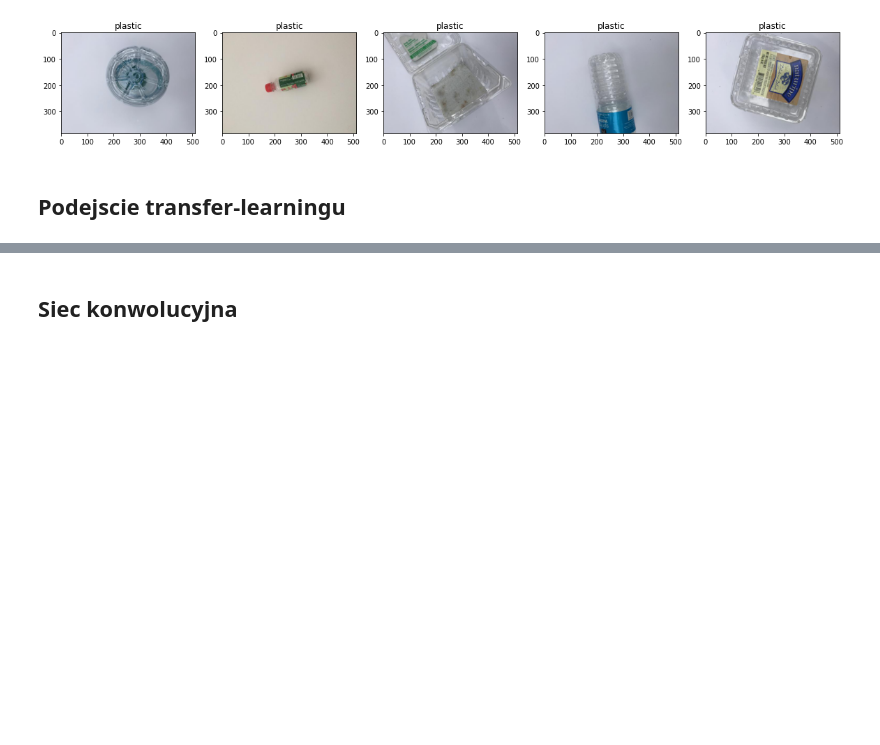
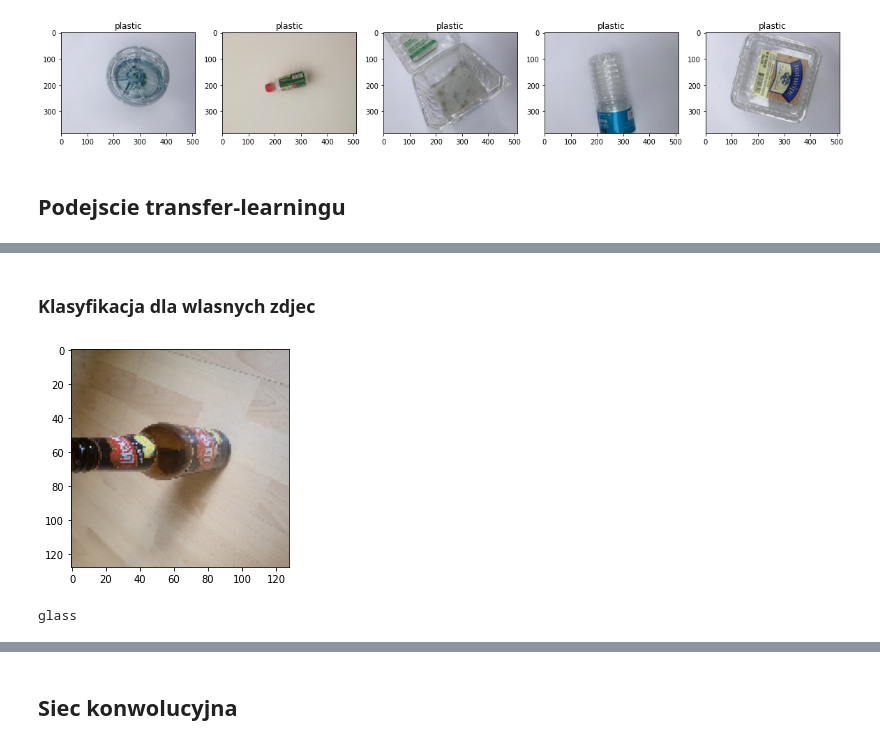
Before and after one commit to pagmerek/garbage-classification, a Jupyter notebook: garbage_classification.ipynb, the cells around one changed output, grey strips where cells are left out. Saved outputs shown, nothing was run; the diff lists cells and outputs as text; code cells hidden in the pictures; blank space fills up the shorter version.

```diff
--- a/garbage_classification.ipynb
+++ b/garbage_classification.ipynb
@@ -227,0 +247,2 @@ plt.show()
+# %% [markdown]
+### Klasyfikacja dla wlasnych zdjec
@@ -227,0 +251,18 @@ plt.show()
+# %%
+img_path = "./glass.jpg"
+img = image.load_img(img_path, target_size=(128, 128))
+
+plt.imshow(img)
+plt.show()
+
+img_array = image.img_to_array(img)
+img_batch = np.expand_dims(img_array, axis=0)
+
+img_preprocessed = preprocess_input(img_batch)
+# %% [output]
+[figure, added]
+# %%
+prediction = model.predict(img_preprocessed)
+print(categories[np.argmax(prediction)])
+# %% [output]
+glass
```
Also changed, not shown: parts of 34 cells of this notebook.
